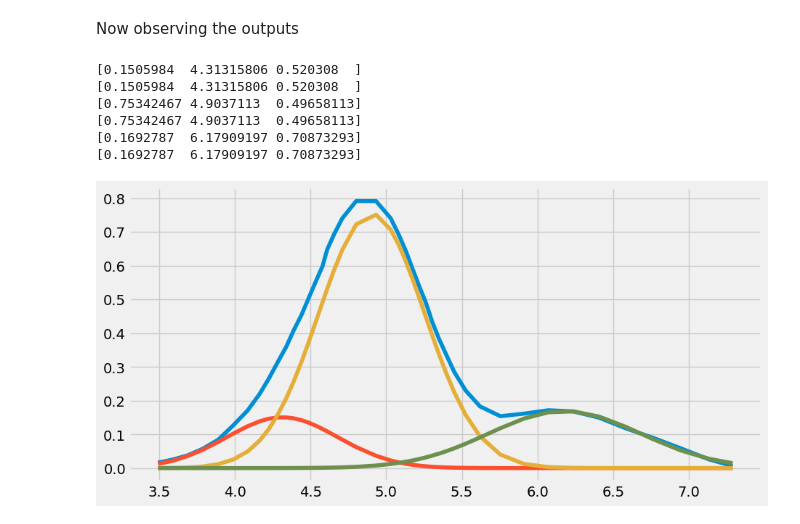
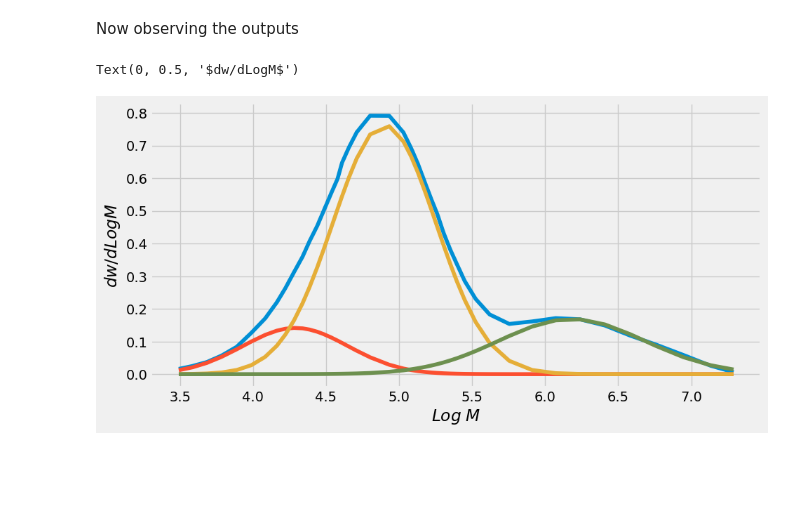
Before and after one commit to sknimo/Classification-of-polymer-chains, a Jupyter notebook: notebooks/230629-skn-classification_model.ipynb, the cells around one changed output. Cells and saved outputs as stored; diff of their text form; code cells hidden in the pictures; blank space fills up the shorter version.

```diff
--- a/notebooks/230629-skn-classification_model.ipynb
+++ b/notebooks/230629-skn-classification_model.ipynb
@@ -157,22 +155,17 @@ for key,val in curve_dic.items():
 # %%
 fig = plt.figure(figsize=(10,5))
 ax = plt.subplot(111)
 plt.plot(chains_orig.iloc[:,0],chains_orig.iloc[:,1])
 for i in range(len(clusters[2])):
     curve = clusters[2][i]
 
-    plt.plot(chains_orig.iloc[:,0],single_guass(chains_orig.iloc[:,0],curve))
+    plt.plot(chains_orig.iloc[:,0],single_gauss(chains_orig.iloc[:,0],curve))
 
 plt.xlabel('$Log \; M$')
 plt.ylabel('$dw/dLogM$')
 # %% [output]
-[0.1505984  4.31315806 0.520308  ]
-[0.1505984  4.31315806 0.520308  ]
-[0.75342467 4.9037113  0.49658113]
-[0.75342467 4.9037113  0.49658113]
-[0.1692787  6.17909197 0.70873293]
-[0.1692787  6.17909197 0.70873293]
+Text(0, 0.5, '$dw/dLogM$')
-[figure, old version]
+[figure, new version]
 # %%
 fig = plt.figure(figsize=(10,5))
 ax = plt.subplot(111)
```
Also changed, not shown: parts of 5 cells of this notebook, 10 other files.
